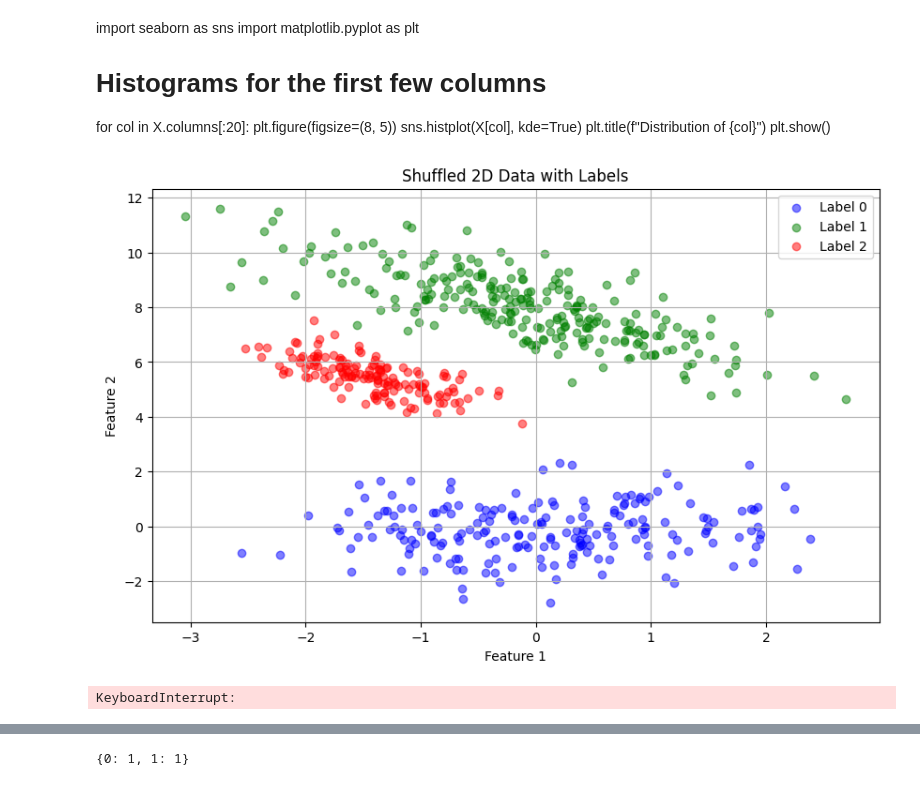
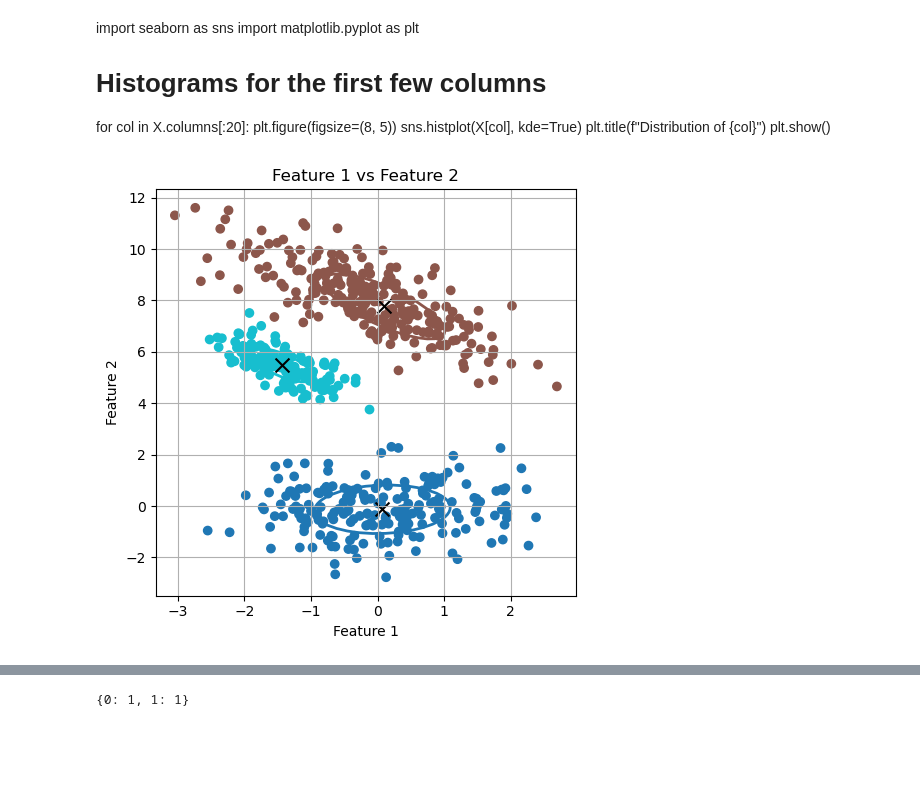
Before and after one commit to mihaozbot/eGAUSSp_Python, a Jupyter notebook: Test_4_german_credit_data_supervised.ipynb, the cells around one changed output, grey strips where cells are left out. Saved outputs shown, nothing was run; the diff lists cells and outputs as text; code cells hidden in the pictures; blank space fills up the shorter version.

Commit message:
Somewhat working code, added labels and GPU device

```diff
--- a/Test_4_german_credit_data_supervised.ipynb
+++ b/Test_4_german_credit_data_supervised.ipynb
@@ -476,11 +468,15 @@ class MathOps:
 
     def _compute_covariance_inverse(self, matrix):
         # Check if the matrix is diagonal
-        if torch.all(matrix == torch.diag(torch.diagonal(matrix))):
+        if torch.allclose(matrix, torch.diag(torch.diagonal(matrix))):
             # If it's a diagonal matrix, compute the inverse directly
             diag_inv = 1.0 / torch.diagonal(matrix)
             return torch.diag_embed(diag_inv)
         else:
+            # Check Positive Definiteness before Cholesky decomposition
+            if torch.any(torch.linalg.eigvalsh(matrix) <= 0):
+                logging.critical("Critical! Matrix is not positive-definite, cannot compute its inverse.")
+
             # Compute the Cholesky decomposition
             L = torch.linalg.cholesky(matrix)
             # Compute the inverse of L
@@ -488,6 +484,7 @@ class MathOps:
             # Compute the inverse of matrix using L_inv
             matrix_inv = L_inv.conj().transpose(-1, -2).matmul(L_inv)
             return matrix_inv
+
 
     def _update_inverse_covariance(self, cluster_index):
         updated_S_inv = self._compute_covariance_inverse(self.parent.S[cluster_index].data.squeeze())
@@ -538,7 +535,7 @@ class eGAUSSp(torch.nn.Module):
         self.label_to_clusters = {}
 
         # Flags
-        self.enable_debugging = True
+        self.enable_debugging = False
         self.enable_adding = True
         self.enable_merging = True
 
@@ -548,6 +545,7 @@ class eGAUSSp(torch.nn.Module):
 
         # Initialize the logging system
         self.initialize_logging()
+
 
     def initialize_logging(self):
         """Initialize logging and record initial parameters."""
@@ -576,8 +574,8 @@ class eGAUSSp(torch.nn.Module):
         self.enable_debugging = not self.enable_debugging if enable is None else enable
 
     def forward(self, z, label):
-        z = z.to(self.device)
-        label = label.to(self.device)
+        z = z.to(self.device).to(dtype=torch.float32)
+        label = label.to(self.device).to(dtype=torch.int64)
 
         matching_clusters = torch.where(self.cluster_labels == label)[0]
         if self.enable_debugging and len(matching_clusters) == 0:
@@ -675,24 +696,23 @@ labels = labels[indices]
 sample_data = torch.tensor(z.transpose(), dtype=torch.float32)
 sample_labels = torch.tensor(labels, dtype=torch.int64)
 
-plt.figure(figsize=(10, 6))
-colors = ['blue', 'green', 'red']
-for i, color in enumerate(colors):
-    idx = labels == i
-    plt.scatter(z[0, idx], z[1, idx], c=color, label=f"Label {i}", alpha=0.5)
-plt.xlabel('Feature 1')
-plt.ylabel('Feature 2')
-plt.title('Shuffled 2D Data with Labels')
-plt.legend()
-plt.grid(True)
-plt.show()
+if False:
+    plt.figure(figsize=(10, 6))
+    colors = ['blue', 'green', 'red']
+    for i, color in enumerate(colors):
+        idx = labels == i
+        plt.scatter(z[0, idx], z[1, idx], c=color, label=f"Label {i}", alpha=0.5)
+    plt.xlabel('Feature 1')
+    plt.ylabel('Feature 2')
+    plt.title('Shuffled 2D Data with Labels')
+    plt.legend()
+    plt.grid(True)
+    plt.show()
-# %% [output]
-[figure, removed]
 # %%
-
 # Feed the sample data to the model
 for z, label in zip(sample_data, sample_labels):
     model.forward(z, label)
-    plot_pairwise_square_grid_filtered_color_data_labels(sample_data.numpy(), sample_labels.numpy(), model=model, N_max=1)
+
+plot_pairwise_against_first_feature(sample_data, sample_labels, model=model, N_max=1)
 # %% [output]
-KeyboardInterrupt:
+[figure, added]
```
Also changed, not shown: parts of 13 cells of this notebook, 3 other files.
